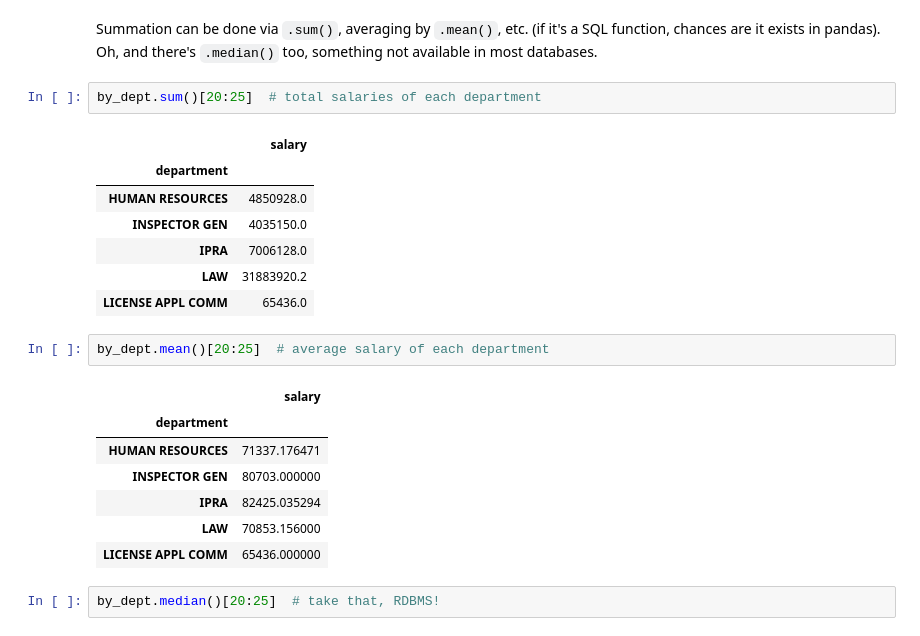
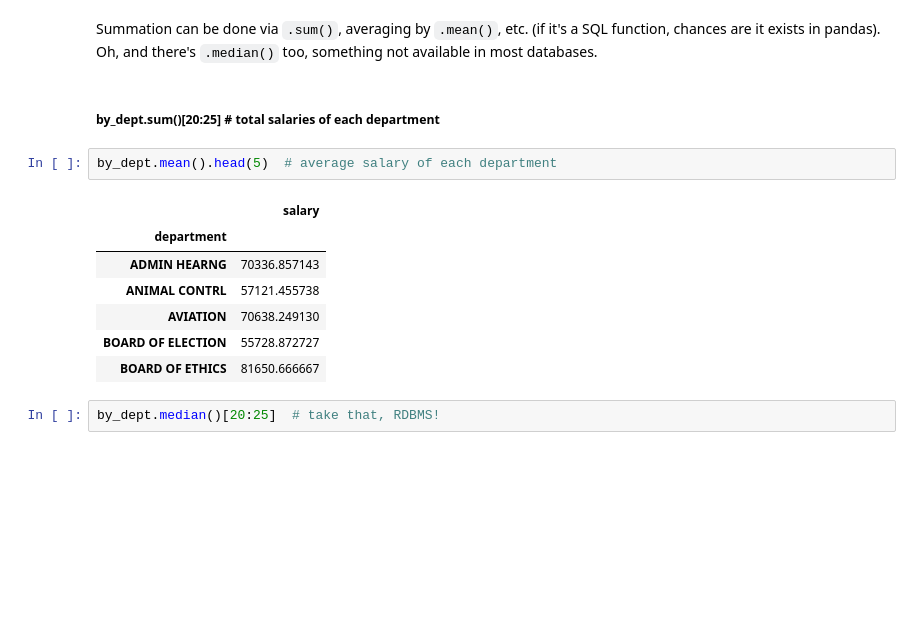
Before and after one commit to versae/DH2304, a Jupyter notebook: class07.ipynb, the cells around one changed output. Saved outputs shown, nothing was run; the diff lists cells and outputs as text; blank space fills up the shorter version.

```diff
--- a/class07.ipynb
+++ b/class07.ipynb
@@ -131,26 +130,18 @@ WATER MGMNT       1857
 dtype: int64
 # %% [markdown]
 Summation can be done via `.sum()`, averaging by `.mean()`, etc. (if it's a SQL function, chances are it exists in pandas). Oh, and there's `.median()` too, something not available in most databases.
-# %%
-by_dept.sum()[20:25]  # total salaries of each department
-# %% [output]
-|  | salary |
-| department |  |
-| HUMAN RESOURCES | 4850928.0 |
-| INSPECTOR GEN | 4035150.0 |
-| IPRA | 7006128.0 |
-| LAW | 31883920.2 |
-| LICENSE APPL COMM | 65436.0 |
+# %% [markdown]
+##### by_dept.sum()[20:25]  # total salaries of each department
 # %%
-by_dept.mean()[20:25]  # average salary of each department
+by_dept.mean().head(5)  # average salary of each department
 # %% [output]
 |  | salary |
 | department |  |
-| HUMAN RESOURCES | 71337.176471 |
-| INSPECTOR GEN | 80703.000000 |
-| IPRA | 82425.035294 |
-| LAW | 70853.156000 |
-| LICENSE APPL COMM | 65436.000000 |
+| ADMIN HEARNG | 70336.857143 |
+| ANIMAL CONTRL | 57121.455738 |
+| AVIATION | 70638.249130 |
+| BOARD OF ELECTION | 55728.872727 |
+| BOARD OF ETHICS | 81650.666667 |
 # %%
 by_dept.median()[20:25]  # take that, RDBMS!
 # %% [output]
```
Also changed, not shown: parts of 11 cells of this notebook, 2 other files.
